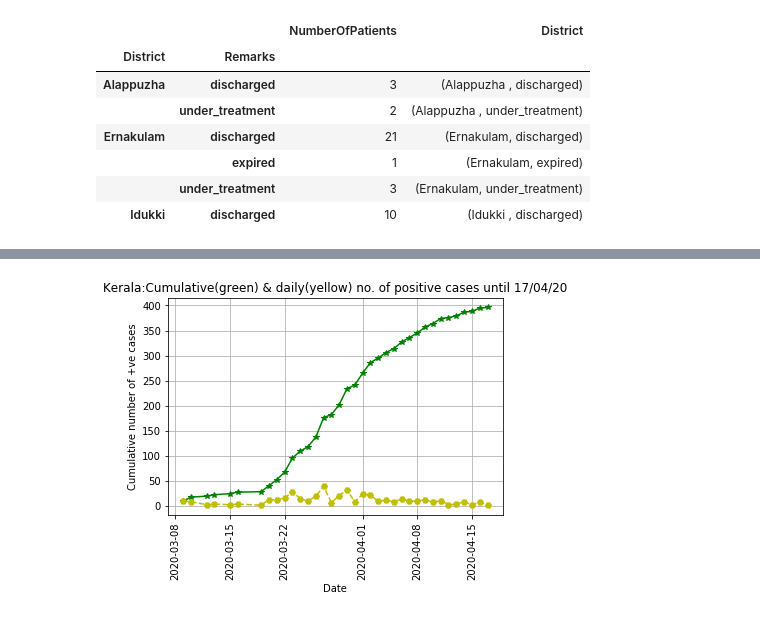
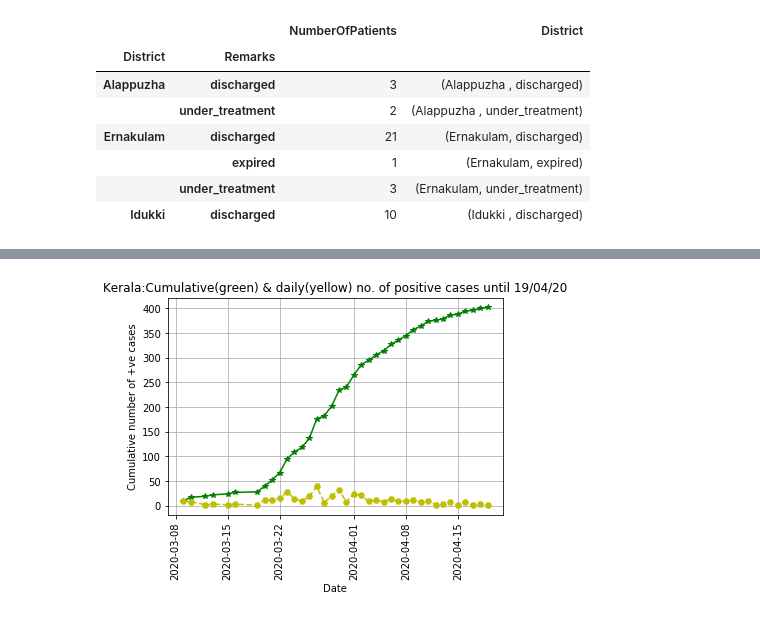
Before and after one commit to sandyiswell/covid19Kerala, a Jupyter notebook: positiveCase.ipynb, the cells around one changed output, grey strips where cells are left out. Drawn from its saved outputs; the diff is of its cells as text; code cells hidden in the pictures.

```diff
--- a/positiveCase.ipynb
+++ b/positiveCase.ipynb
@@ -224,11 +223,11 @@ df_cumu = df_cumu.set_index('Date') # setting datetime as index.
 # %%
 # Plotting graph of cumulative number of cases in Kerala.
 plt.plot(df_cumu, marker='*', markersize=6, linestyle='-', color ='g')
 plt.plot(positiveCasesPerDay, marker='H', markersize=6, linestyle='--', color ='y')
-plt.title('Kerala:Cumulative(green) & daily(yellow) no. of positive cases until 17/04/20')
+plt.title('Kerala:Cumulative(green) & daily(yellow) no. of positive cases until 19/04/20')
 plt.ylabel('Cumulative number of +ve cases')
 plt.xlabel('Date')
 plt.xticks(rotation=90)
 plt.grid()
 # %% [output]
-[figure, old version]
+[figure, new version]
```
Also changed, not shown: parts of 11 cells of this notebook, 1 other file.
